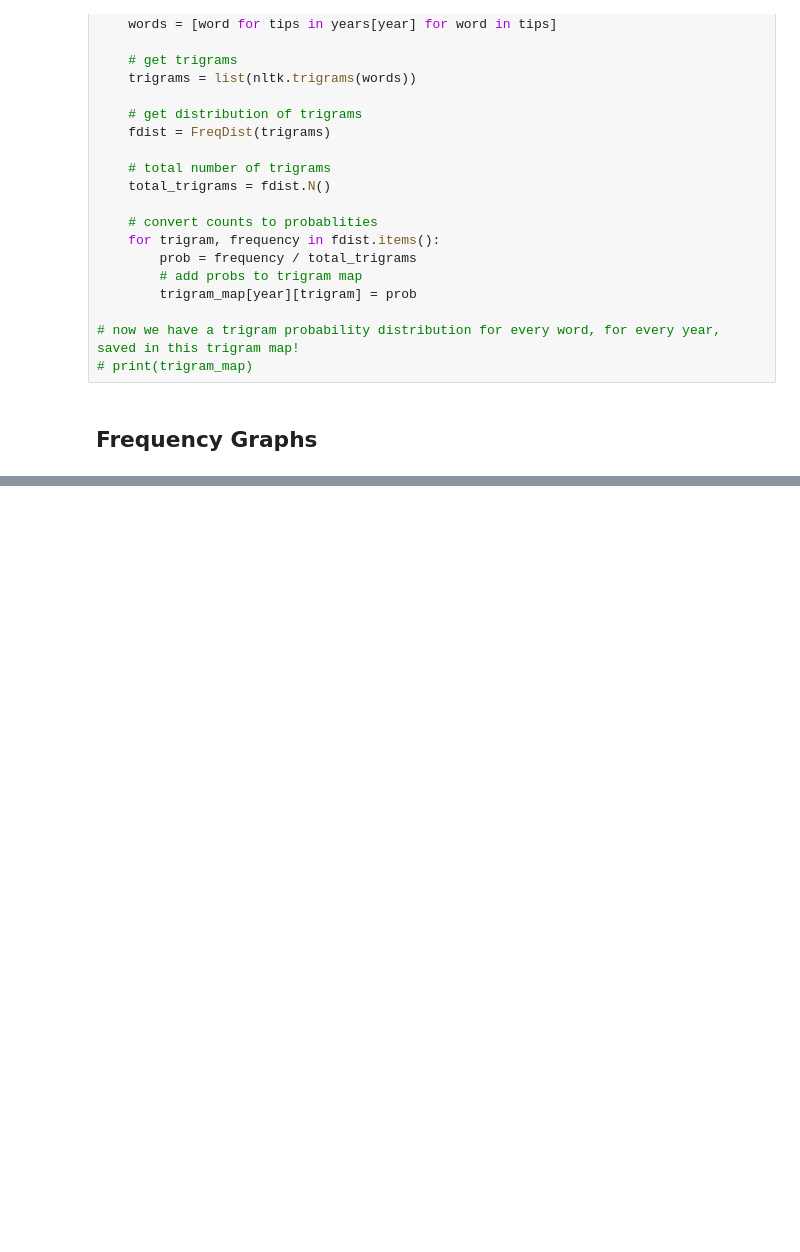
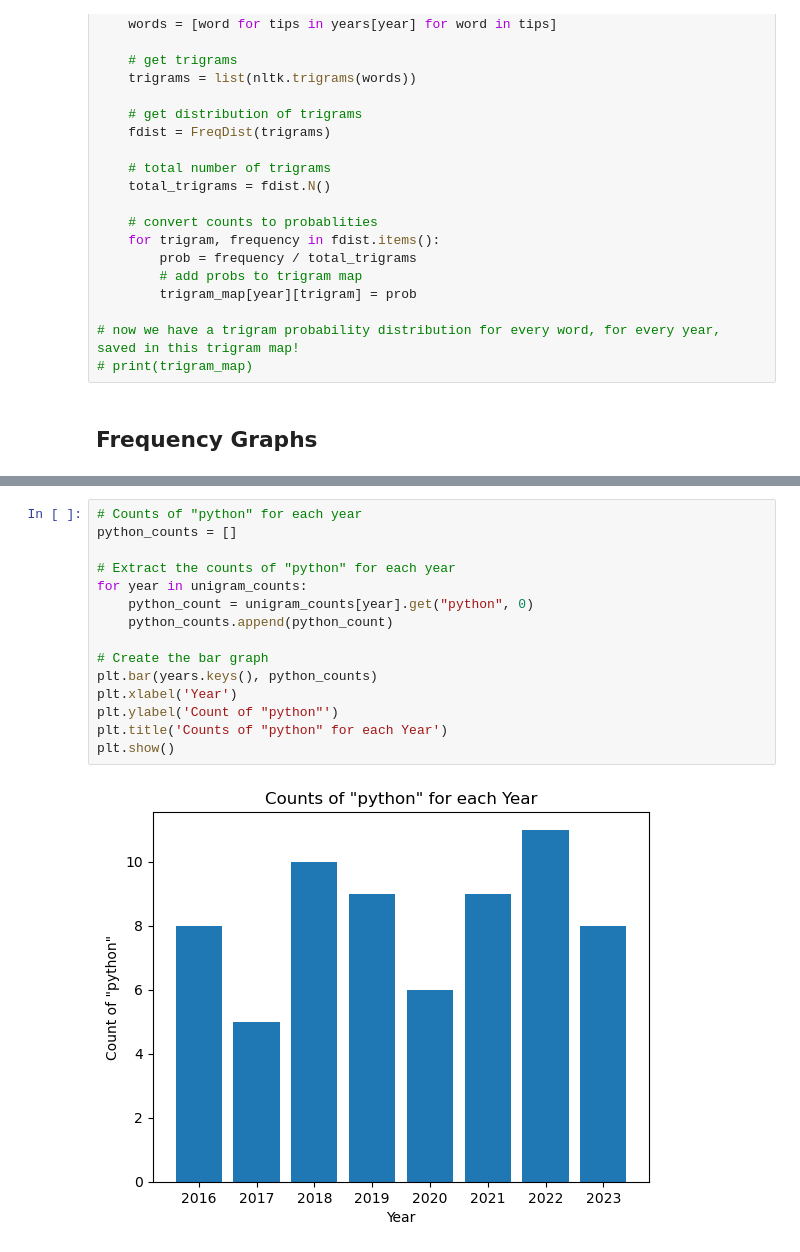
Before and after one commit to yangrchen/blues-clues-TIPS, a Jupyter notebook: notebooks/TIPS_N_grams1.ipynb, the cells around one changed output, grey strips where cells are left out. Drawn from its saved outputs; the diff is of its cells as text; blank space fills up the shorter version.

```diff
--- a/notebooks/TIPS_N_grams1.ipynb
+++ b/notebooks/TIPS_N_grams1.ipynb
@@ -195,0 +225,17 @@ for year in years:
+# %%
+# Counts of "python" for each year
+python_counts = []
+
+# Extract the counts of "python" for each year
+for year in unigram_counts:
+    python_count = unigram_counts[year].get("python", 0)
+    python_counts.append(python_count)
+
+# Create the bar graph
+plt.bar(years.keys(), python_counts)
+plt.xlabel('Year')
+plt.ylabel('Count of "python"')
+plt.title('Counts of "python" for each Year')
+plt.show()
+# %% [output]
+[figure, added]
```
Also changed, not shown: parts of 15 cells of this notebook.
